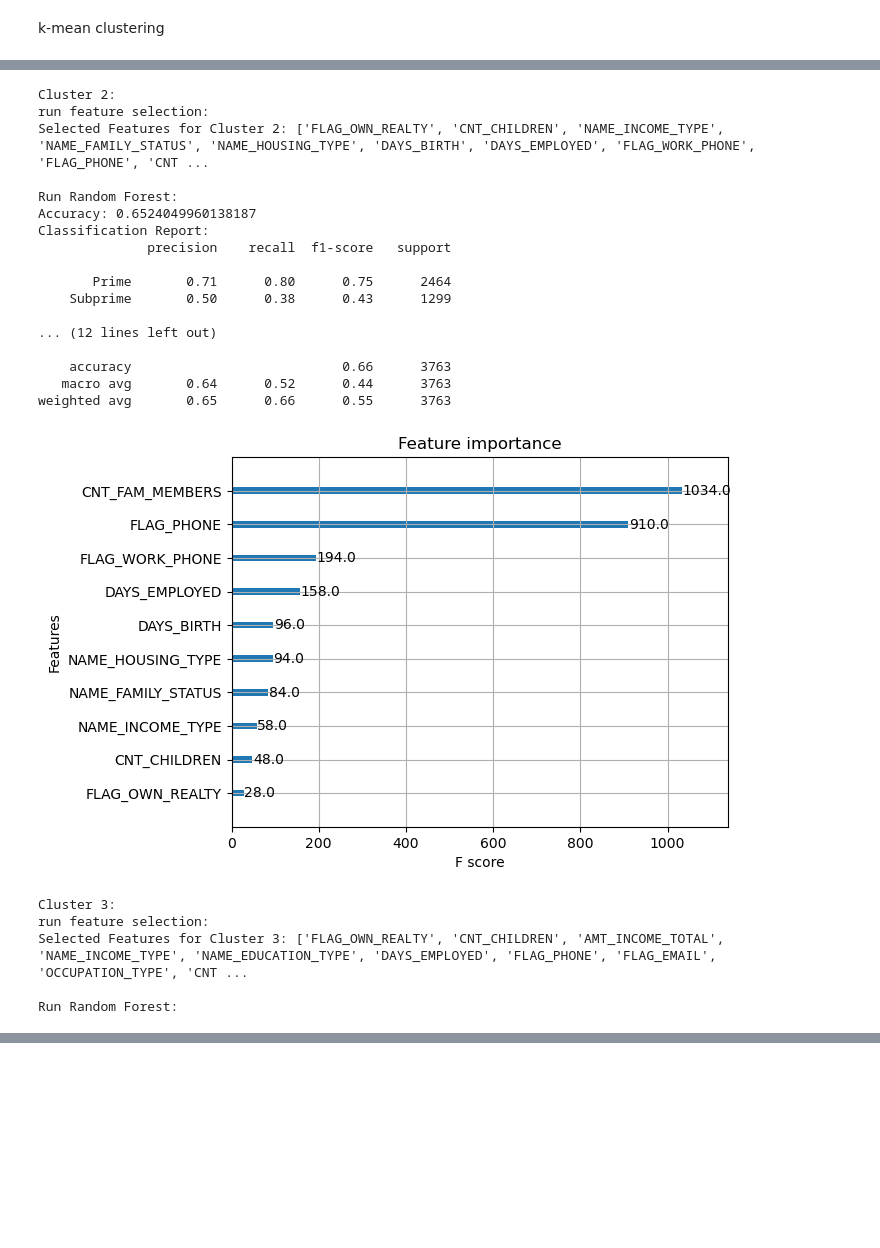
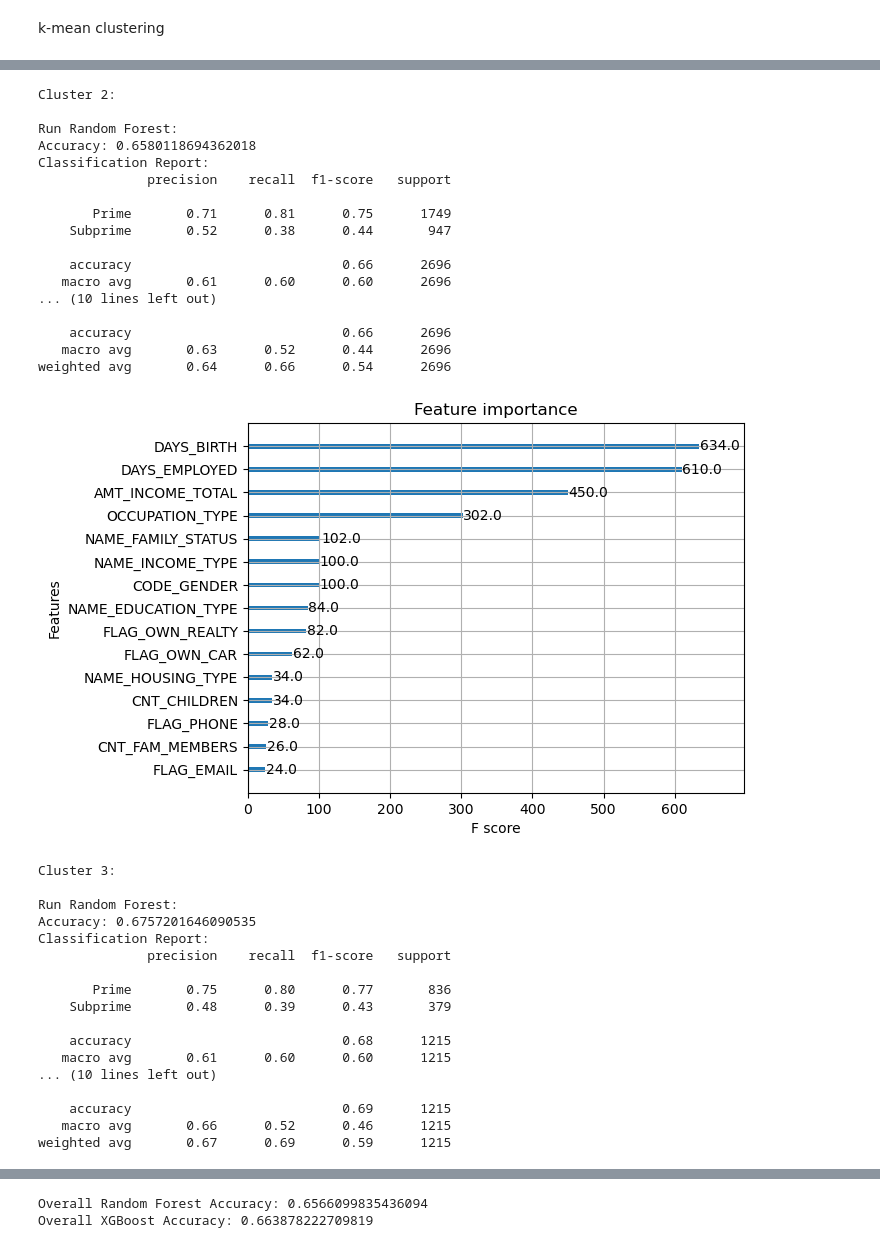
Before and after one commit to chcui23/credit-risk-prediction, a Jupyter notebook: credit-risk-prediction.ipynb, the cells around one changed output, grey strips where cells are left out. Cells and saved outputs as stored; diff of their text form; code cells hidden in the pictures; blank space fills up the shorter version.

```diff
--- a/credit-risk-prediction.ipynb
+++ b/credit-risk-prediction.ipynb
@@ -160,5 +175,5 @@ def run_random_forest(X_train, X_test, y_train, y_test):
 
     return accuracy, report
 
-rf_accuracy, rf_report = run_random_forest(X_train_selected, X_test_selected, y_train, y_test)
+rf_accuracy, rf_report = run_random_forest(X_train, X_test, y_train, y_test)
 # %% [output]
@@ -196,8 +197,9 @@ y_test_xgb = y_test.map({'Prime': 0, 'Subprime': 1, 'Super-prime': 2, 'Near-prim
 
 
 # Run XGBoost
-def run_xgboost(X_train, X_test, y_train, y_test, features):
-    #xgb_classifier = xgb.XGBClassifier(objective='multi:softmax', num_class=2, max_depth=4, learning_rate=0.1, n_estimators=100, random_state=2)
+def run_xgboost(X_train, X_test, y_train, y_test):
+    xgb_classifier = xgb.XGBClassifier(objective='multi:softmax', num_class=2, max_depth=4, learning_rate=0.1, n_estimators=100, random_state=2)
+    '''
     xgb_classifier = xgb.XGBClassifier(
         objective='multi:softmax',
         num_class=len(set(y_train)),
@@ -206,6 +208,7 @@ def run_xgboost(X_train, X_test, y_train, y_test, features):
         n_estimators=100,
         random_state=2
     )
+    '''
     xgb_classifier.fit(X_train, y_train)
 
     y_pred = xgb_classifier.predict(X_test)
@@ -218,14 +221,15 @@ def run_xgboost(X_train, X_test, y_train, y_test, features):
     print(report)
 
 
-    #xgb.plot_importance(xgb_classifier)
-    #plt.gca().set_yticklabels(features)
+    xgb.plot_importance(xgb_classifier)
+    # plt.gca().set_yticklabels(features)
+    '''
     importance_plt = xgb.plot_importance(xgb_classifier)
     plt.gca().set_yticklabels(features[:len(importance_plt.get_yticklabels())])
+    '''
     plt.show()
 
     return accuracy, report
 
-xgb_accuracy, xrb_report = run_xgboost(X_train_selected, X_test_selected,
-                                       y_train_xgb, y_test_xgb, features)
+xgb_accuracy, xrb_report = run_xgboost(X_train, X_test, y_train_xgb, y_test_xgb)
 # %% [output]
@@ -256,10 +260,12 @@ def run_kmean(X_train, n_clusters):
     X_train_with_clusters['cluster'] = cluster_labels
     return X_train_with_clusters, kmeans
 # %%
-def run_each_cluster(X_train_with_clusters, X_test, y_train, y_test, kmeans, n_features):
+def run_each_cluster(X_train_with_clusters, X_test, y_train, y_test, kmeans):
 
     rf_reports = {}
     xgb_reports = {}
+    rf_overall_accuracy = 0
+    xgb_overall_accuracy = 0
     scaler = StandardScaler()
     X_test_scaled = scaler.fit_transform(X_test)
     test_clusters = kmeans.predict(X_test_scaled)
@@ -275,6 +281,7 @@ def run_each_cluster(X_train_with_clusters, X_test, y_train, y_test, kmeans, n_f
         X_test_cluster = X_test_with_clusters[X_test_with_clusters['cluster'] == cluster].drop('cluster', axis=1)
         y_test_cluster = y_test.loc[X_test_with_clusters['cluster'] == cluster]
 
+        '''
         # run feature selection
         print("run feature selection:")
         selector = SelectKBest(score_func=f_classif, k=n_features)
@@ -284,23 +291,30 @@ def run_each_cluster(X_train_with_clusters, X_test, y_train, y_test, kmeans, n_f
         X_test_selected = selector.transform(X_test_cluster)
         selected_features = X_train_cluster.columns[selector.get_support()]
         print(f"Selected Features for Cluster {cluster}: {selected_features.tolist()}")
+        '''
 
         # run RF:
         print("\nRun Random Forest:")
-        rf_accuracy, rf_report = run_random_forest(X_train_selected, X_test_selected, y_train_cluster, y_test_cluster)
+        rf_accuracy, rf_report = run_random_forest(X_train_cluster, X_test_cluster, y_train_cluster, y_test_cluster)
         rf_reports[cluster] = rf_report
+        rf_overall_accuracy += rf_accuracy * X_test_cluster.shape[0]
 
         # run XGBoost:
         y_train_cluster_xgb = y_train_cluster.map({'Prime': 0, 'Subprime': 1, 'Super-prime': 2, 'Near-prime': 3})
         y_test_cluster_xgb = y_test_cluster.map({'Prime': 0, 'Subprime': 1, 'Super-prime': 2, 'Near-prime': 3})
         print("\nRun XGBoost:")
-        xgb_accuracy, xgb_report = run_xgboost(X_train_selected, X_test_selected, y_train_cluster_xgb, y_test_cluster_xgb, selected_features)
+        xgb_accuracy, xgb_report = run_xgboost(X_train_cluster, X_test_cluster, y_train_cluster_xgb, y_test_cluster_xgb)
         xgb_reports[cluster] = xgb_report
+        xgb_overall_accuracy += xgb_accuracy * X_test_cluster.shape[0]
+
+    # print overall accuracy
+    print("Overall Random Forest Accuracy:", rf_overall_accuracy/X_test_with_clusters.shape[0])
+    print("Overall XGBoost Accuracy:", xgb_overall_accuracy/X_test_with_clusters.shape[0])
 
     return rf_reports, xgb_reports
 # %%
 # run k-mean
-X_train_with_clusters, kmeans = run_kmean(X_train.copy(), n_clusters=4)
-rf_reports, xgb_reports = run_each_cluster(X_train_with_clusters, X_test.copy(), y_train, y_test, kmeans, n_features=10)
+X_train_with_clusters, kmeans = run_kmean(X_train.copy(), n_clusters=5)
+rf_reports, xgb_reports = run_each_cluster(X_train_with_clusters, X_test.copy(), y_train, y_test, kmeans)
 # %% [output]
 Cluster 0:
@@ -342,23 +356,35 @@ weighted avg       0.61      0.66      0.57      1845
 Cluster 2:
-run feature selection:
-Selected Features for Cluster 2: ['FLAG_OWN_REALTY', 'CNT_CHILDREN', 'NAME_INCOME_TYPE', 'NAME_FAMILY_STATUS', 'NAME_HOUSING_TYPE', 'DAYS_BIRTH', 'DAYS_EMPLOYED', 'FLAG_WORK_PHONE', 'FLAG_PHONE', 'CNT ...
 
 Run Random Forest:
-Accuracy: 0.6524049960138187
+Accuracy: 0.6580118694362018
 Classification Report:
               precision    recall  f1-score   support
 
-       Prime       0.71      0.80      0.75      2464
-    Subprime       0.50      0.38      0.43      1299
+       Prime       0.71      0.81      0.75      1749
+    Subprime       0.52      0.38      0.44       947
 
-... (12 lines left out)
+    accuracy                           0.66      2696
+   macro avg       0.61      0.60      0.60      2696
+... (10 lines left out)
 
-    accuracy                           0.66      3763
-   macro avg       0.64      0.52      0.44      3763
-weighted avg       0.65      0.66      0.55      3763
+    accuracy                           0.66      2696
+   macro avg       0.63      0.52      0.44      2696
+weighted avg       0.64      0.66      0.54      2696
-[figure, old version]
+[figure, new version]
 Cluster 3:
-run feature selection:
-Selected Features for Cluster 3: ['FLAG_OWN_REALTY', 'CNT_CHILDREN', 'AMT_INCOME_TOTAL', 'NAME_INCOME_TYPE', 'NAME_EDUCATION_TYPE', 'DAYS_EMPLOYED', 'FLAG_PHONE', 'FLAG_EMAIL', 'OCCUPATION_TYPE', 'CNT ...
 
 Run Random Forest:
+Accuracy: 0.6757201646090535
+Classification Report:
+              precision    recall  f1-score   support
+
+       Prime       0.75      0.80      0.77       836
+    Subprime       0.48      0.39      0.43       379
+
+    accuracy                           0.68      1215
+   macro avg       0.61      0.60      0.60      1215
+... (10 lines left out)
+
+    accuracy                           0.69      1215
+   macro avg       0.66      0.52      0.46      1215
+weighted avg       0.67      0.69      0.59      1215
@@ -382,0 +410,2 @@ weighted avg       0.72      0.69      0.58      1218
+Overall Random Forest Accuracy: 0.6566099835436094
+Overall XGBoost Accuracy: 0.663878222709819
```
Also changed, not shown: parts of 6 cells of this notebook.
